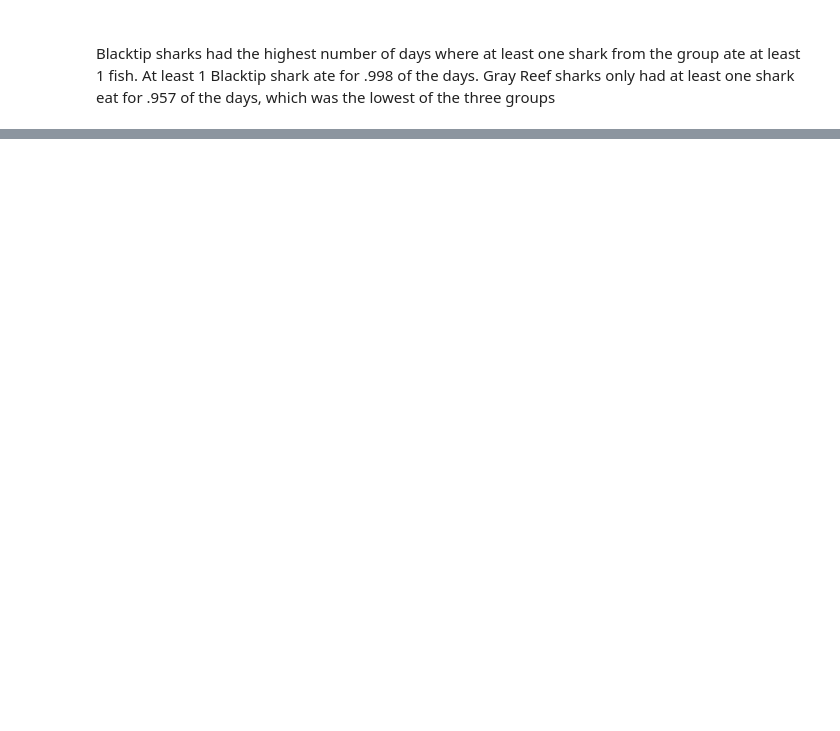
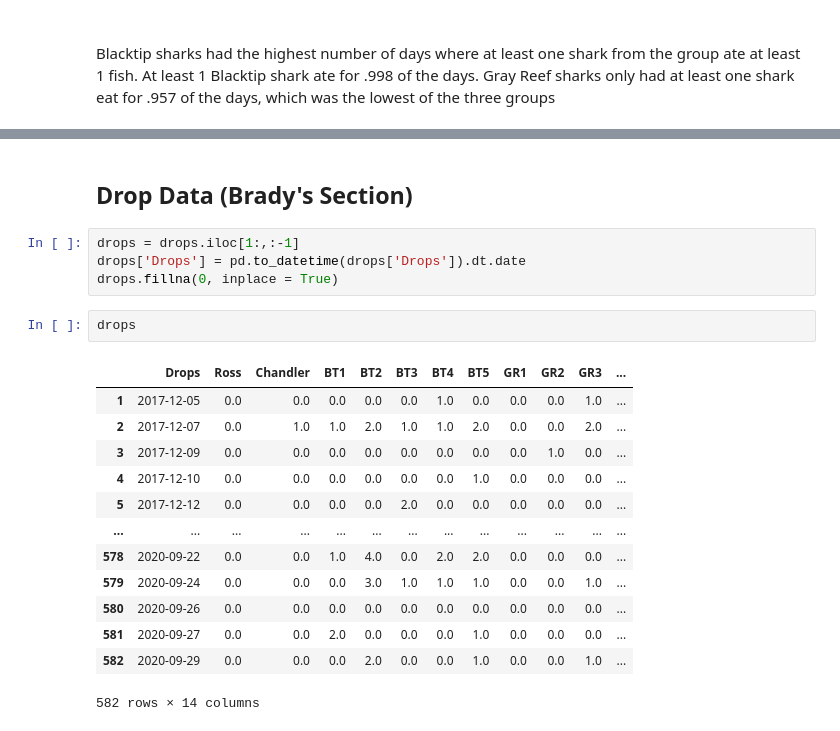
Before and after one commit to Data-Science-in-Business-Fall-2020/final-project-danny_brady_michael, a Jupyter notebook: Final_Project_Code.ipynb, the cells around one changed output, grey strips where cells are left out. Cells and saved outputs as stored; diff of their text form; blank space fills up the shorter version.

```diff
--- a/Final_Project_Code.ipynb
+++ b/Final_Project_Code.ipynb
@@ -218,3 +219,25 @@ fig = px.histogram(Species_Eaten_Props_df, x="Species", y="Proportion",
 fig.show()
 # %% [output]
 [interactive output not drawn]
+# %% [markdown]
+## Drop Data (Brady's Section)
+# %%
+drops = drops.iloc[1:,:-1]
+drops['Drops'] = pd.to_datetime(drops['Drops']).dt.date
+drops.fillna(0, inplace = True)
+# %%
+drops
+# %% [output]
+|  | Drops | Ross | Chandler | BT1 | BT2 | BT3 | BT4 | BT5 | GR1 | GR2 | GR3 | ... |
+| 1 | 2017-12-05 | 0.0 | 0.0 | 0.0 | 0.0 | 0.0 | 1.0 | 0.0 | 0.0 | 0.0 | 1.0 | ... |
+| 2 | 2017-12-07 | 0.0 | 1.0 | 1.0 | 2.0 | 1.0 | 1.0 | 2.0 | 0.0 | 0.0 | 2.0 | ... |
+| 3 | 2017-12-09 | 0.0 | 0.0 | 0.0 | 0.0 | 0.0 | 0.0 | 0.0 | 0.0 | 1.0 | 0.0 | ... |
+| 4 | 2017-12-10 | 0.0 | 0.0 | 0.0 | 0.0 | 0.0 | 0.0 | 1.0 | 0.0 | 0.0 | 0.0 | ... |
+| 5 | 2017-12-12 | 0.0 | 0.0 | 0.0 | 0.0 | 2.0 | 0.0 | 0.0 | 0.0 | 0.0 | 0.0 | ... |
+| ... | ... | ... | ... | ... | ... | ... | ... | ... | ... | ... | ... | ... |
+| 578 | 2020-09-22 | 0.0 | 0.0 | 1.0 | 4.0 | 0.0 | 2.0 | 2.0 | 0.0 | 0.0 | 0.0 | ... |
+| 579 | 2020-09-24 | 0.0 | 0.0 | 0.0 | 3.0 | 1.0 | 1.0 | 1.0 | 0.0 | 0.0 | 1.0 | ... |
+| 580 | 2020-09-26 | 0.0 | 0.0 | 0.0 | 0.0 | 0.0 | 0.0 | 0.0 | 0.0 | 0.0 | 0.0 | ... |
+| 581 | 2020-09-27 | 0.0 | 0.0 | 2.0 | 0.0 | 0.0 | 0.0 | 1.0 | 0.0 | 0.0 | 0.0 | ... |
+| 582 | 2020-09-29 | 0.0 | 0.0 | 0.0 | 2.0 | 0.0 | 0.0 | 1.0 | 0.0 | 0.0 | 1.0 | ... |
+582 rows × 14 columns
```
Also changed, not shown: parts of 10 cells of this notebook.
